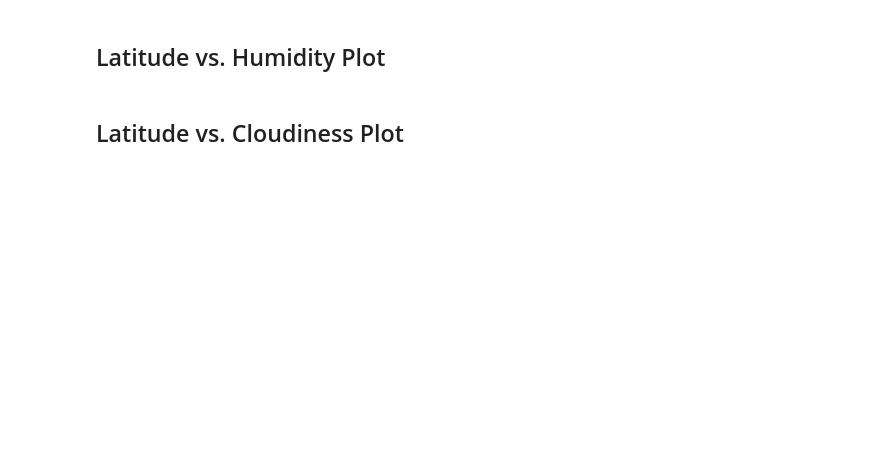
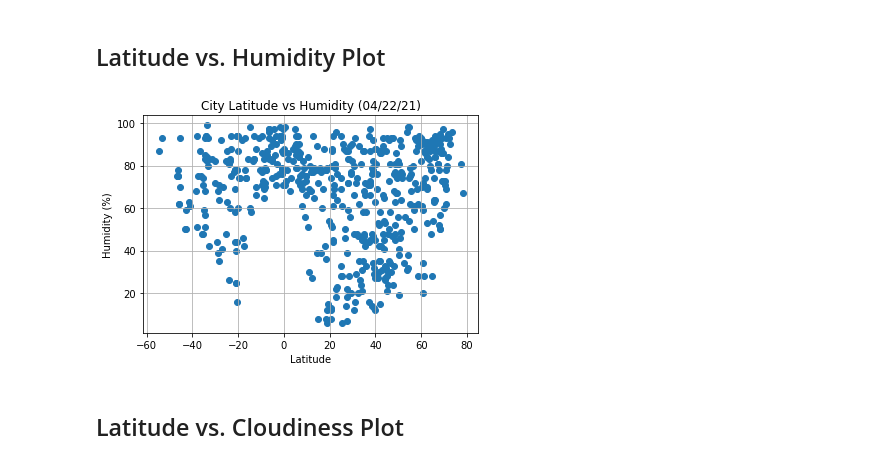
Before and after one commit to ClovisL/python-api-challenge, a Jupyter notebook: WeatherPy/WeatherPy.ipynb, the cells around one changed output. Saved outputs shown, nothing was run; the diff lists cells and outputs as text; code cells hidden in the pictures; blank space fills up the shorter version.

Commit message:
Added Lat plots

```diff
--- a/WeatherPy/WeatherPy.ipynb
+++ b/WeatherPy/WeatherPy.ipynb
@@ -200,4 +212,13 @@ plt.show()
 # %% [markdown]
 ## Latitude vs. Humidity Plot
+# %%
+plt.scatter(x=clean_city_data["Lat"], y=clean_city_data["Humidity"])
+plt.title(f"City Latitude vs Humidity ({datetime.today().strftime('%m/%d/%y')})")
+plt.xlabel("Latitude")
+plt.ylabel("Humidity (%)")
+plt.grid()
+plt.show()
+# %% [output]
+[figure, added]
 # %% [markdown]
 ## Latitude vs. Cloudiness Plot
```
Also changed, not shown: parts of 10 cells of this notebook.
